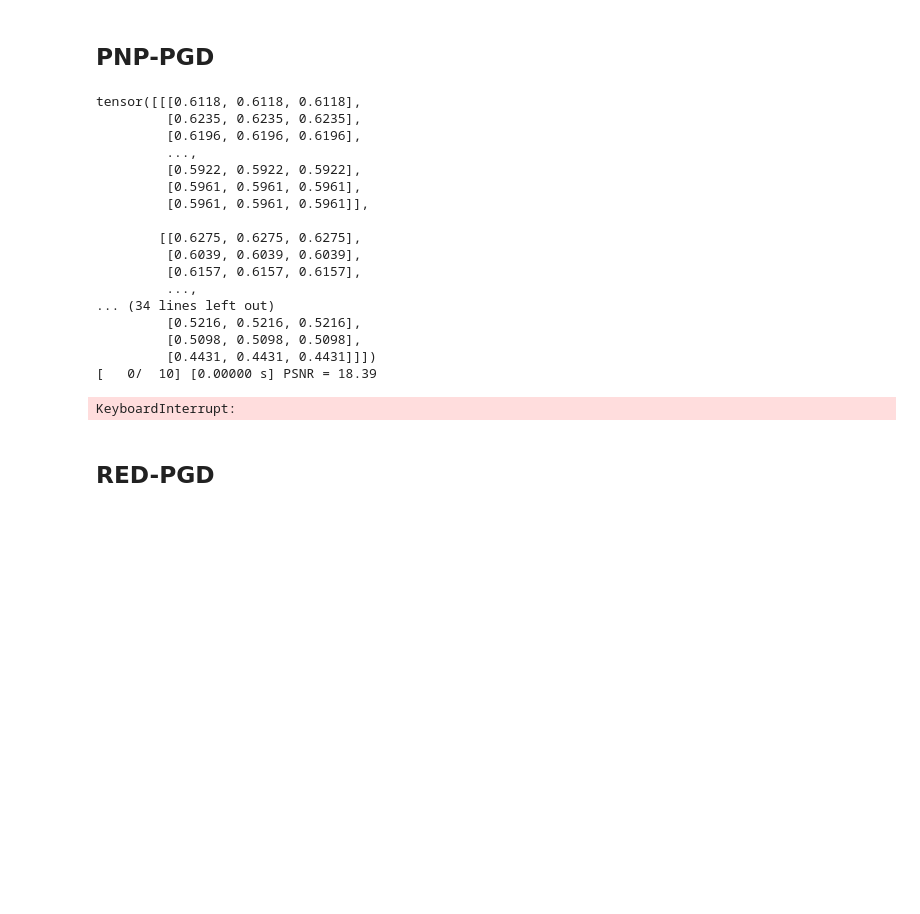
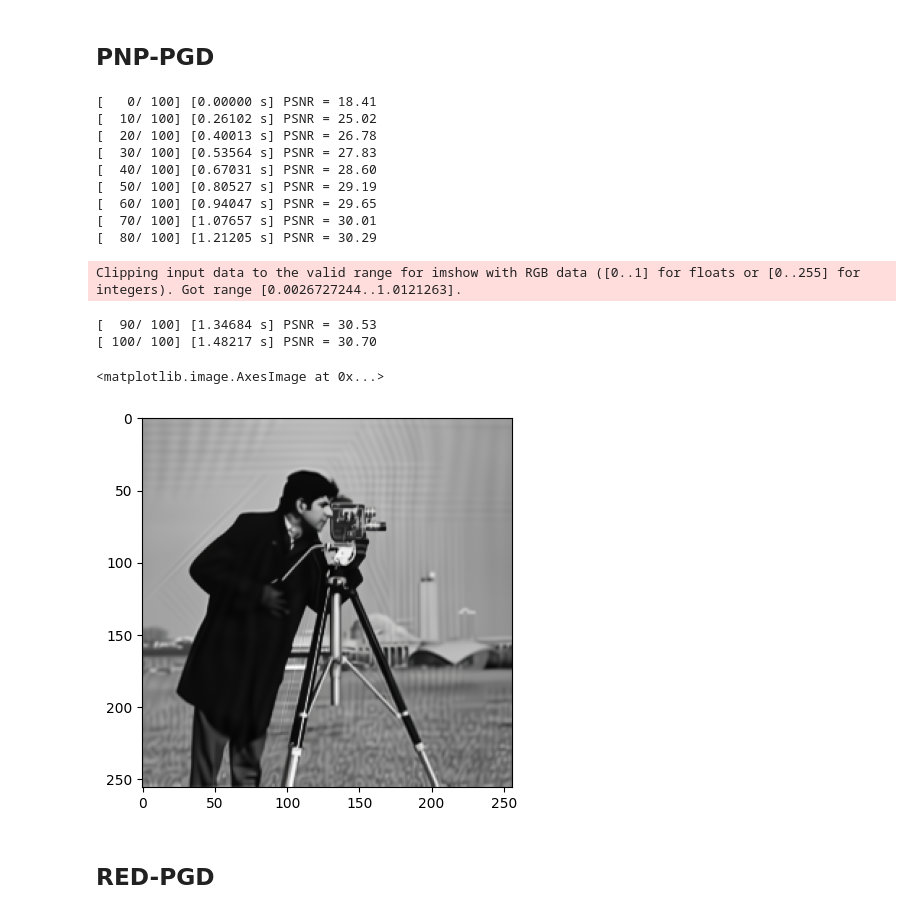
Before and after one commit to SullivanCastro/GMI_experiment, a Jupyter notebook: experiments.ipynb, the cells around one changed output. Saved outputs shown, nothing was run; the diff lists cells and outputs as text; code cells hidden in the pictures; blank space fills up the shorter version.

```diff
--- a/experiments.ipynb
+++ b/experiments.ipynb
@@ -42,27 +36,23 @@ Archive:  tp9.zip
 # %% [markdown]
 ## PNP-PGD
 # %%
-x, psnr, tab = pnp_pgd_denoising("images/photographer.png", niter=10)
+x, psnr = pnp_pgd_denoising("images/photographer.png", niter=100)
 plt.imshow(x)
 # %% [output]
-tensor([[[0.6118, 0.6118, 0.6118],
-         [0.6235, 0.6235, 0.6235],
-         [0.6196, 0.6196, 0.6196],
-         ...,
-         [0.5922, 0.5922, 0.5922],
-         [0.5961, 0.5961, 0.5961],
-         [0.5961, 0.5961, 0.5961]],
-
-        [[0.6275, 0.6275, 0.6275],
-         [0.6039, 0.6039, 0.6039],
-         [0.6157, 0.6157, 0.6157],
-         ...,
-... (34 lines left out)
-         [0.5216, 0.5216, 0.5216],
-         [0.5098, 0.5098, 0.5098],
-         [0.4431, 0.4431, 0.4431]]])
-[   0/  10] [0.00000 s] PSNR = 18.39
+[   0/ 100] [0.00000 s] PSNR = 18.41
+[  10/ 100] [0.26102 s] PSNR = 25.02
+[  20/ 100] [0.40013 s] PSNR = 26.78
+[  30/ 100] [0.53564 s] PSNR = 27.83
+[  40/ 100] [0.67031 s] PSNR = 28.60
+[  50/ 100] [0.80527 s] PSNR = 29.19
+[  60/ 100] [0.94047 s] PSNR = 29.65
+[  70/ 100] [1.07657 s] PSNR = 30.01
+[  80/ 100] [1.21205 s] PSNR = 30.29
-KeyboardInterrupt:
+Clipping input data to the valid range for imshow with RGB data ([0..1] for floats or [0..255] for integers). Got range [0.0026727244..1.0121263].
+[  90/ 100] [1.34684 s] PSNR = 30.53
+[ 100/ 100] [1.48217 s] PSNR = 30.70
+<matplotlib.image.AxesImage at 0x...>
+[figure, added]
 # %% [markdown]
 ## RED-PGD
 # %%
```
Also changed, not shown: parts of 4 cells of this notebook, 4 other files.
